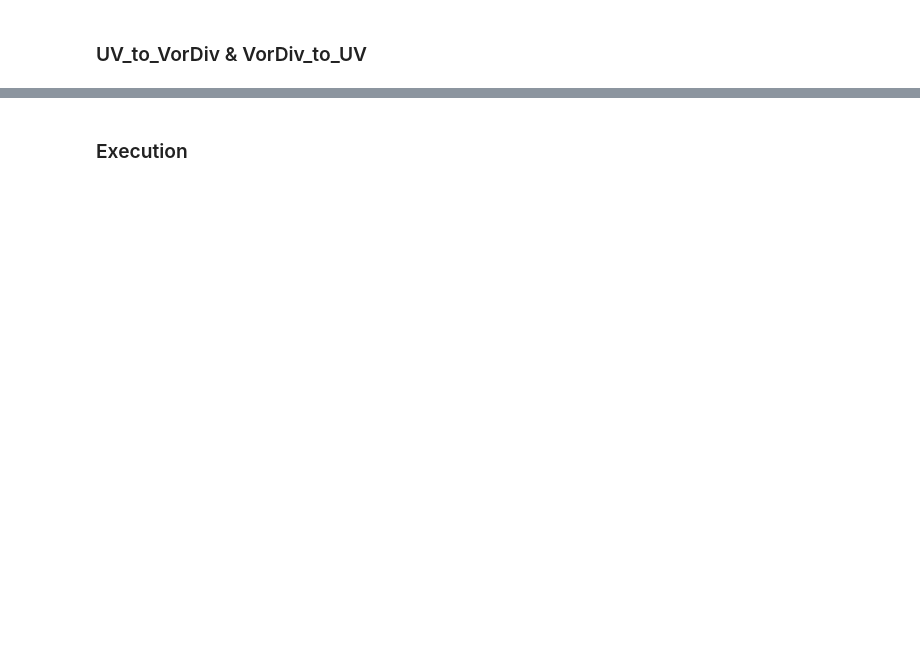
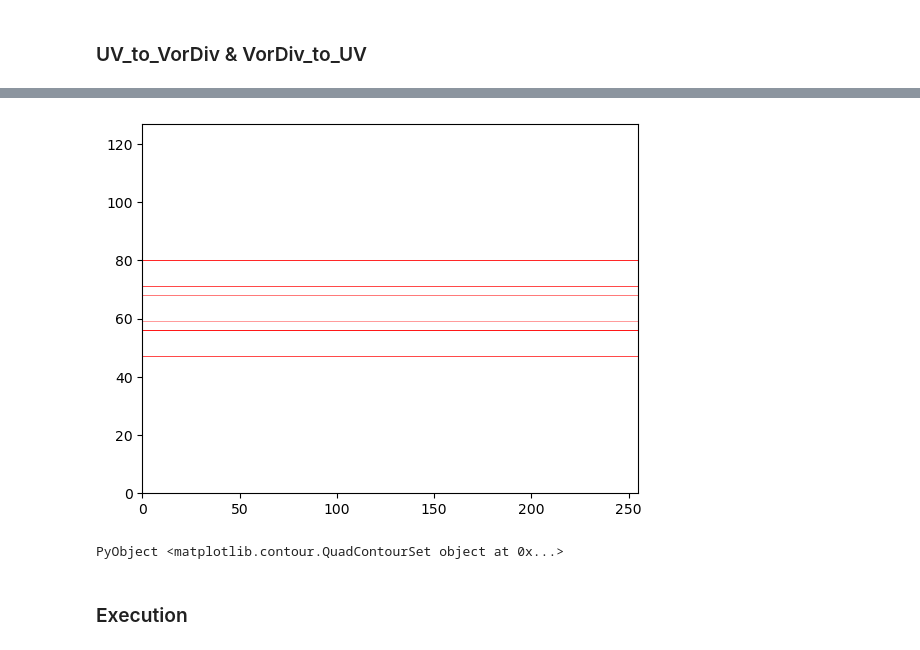
Before and after one commit to PeterLin54088/Deprecated-IdealizedGCM-DynamicalCore, a Jupyter notebook: exp/shallow_water/main.ipynb, the cells around one changed output, grey strips where cells are left out. Drawn from its saved outputs; the diff is of its cells as text; code cells hidden in the pictures; blank space fills up the shorter version.

```diff
--- a/exp/shallow_water/main.ipynb
+++ b/exp/shallow_water/main.ipynb
@@ -84,4 +84,9 @@ println("Meridional wind L2E : ", LA.norm(V_AE))
 Meridional wind L2E : 0.0
+# %%
+PyPlot.contourf(U_AE[:,:,1]', levels = LinRange(-1e-1,1e-1,32), cmap = "bwr")
+# %% [output]
+[figure, added]
+PyObject <matplotlib.contour.QuadContourSet object at 0x...>
 # %% [markdown]
 ### Execution
 # %%
```
Also changed, not shown: parts of 6 cells of this notebook, 2 other files.
